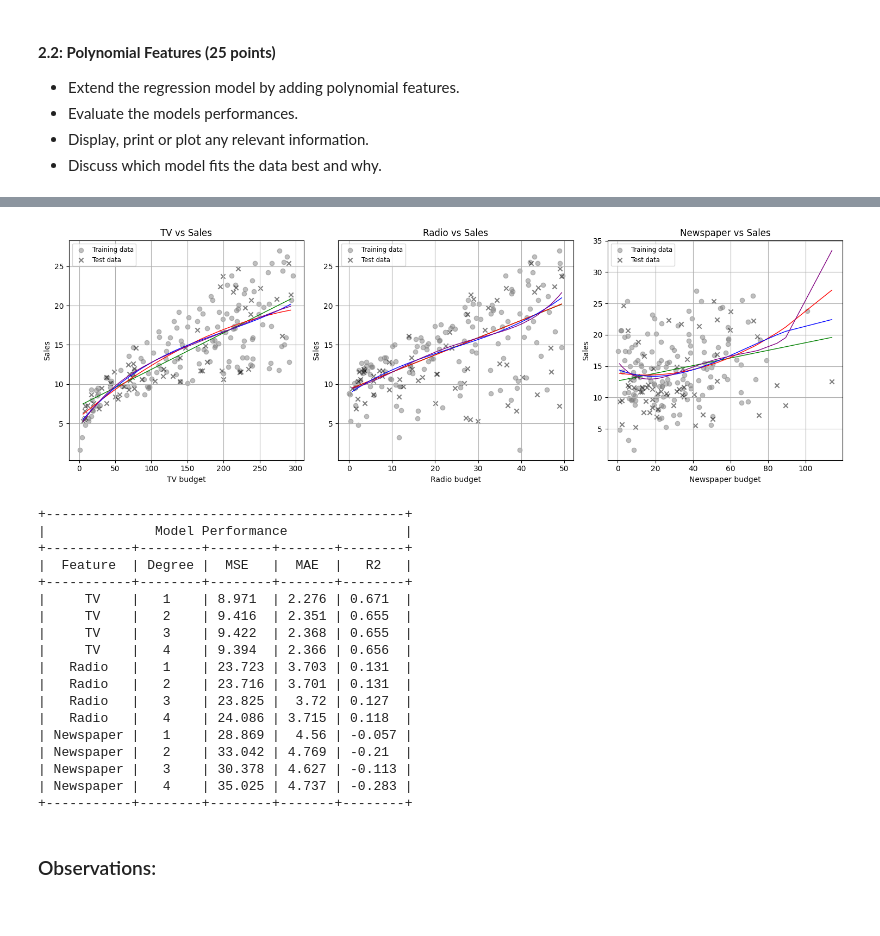
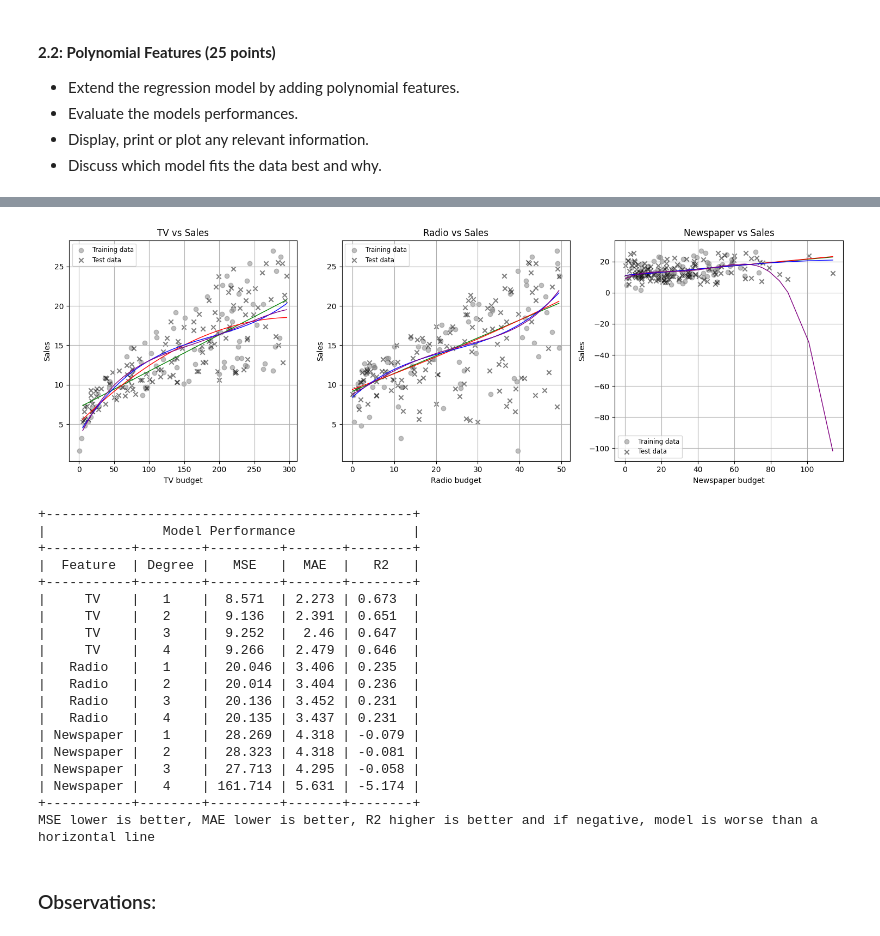
Before and after one commit to davidmarsoni/ml-project, a Jupyter notebook: Graded_lab.ipynb, the cells around one changed output, grey strips where cells are left out. Drawn from its saved outputs; the diff is of its cells as text; code cells hidden in the pictures.

```diff
--- a/Graded_lab.ipynb
+++ b/Graded_lab.ipynb
@@ -130,6 +154,11 @@ from sklearn.model_selection import train_test_split
 from sklearn.metrics import mean_squared_error, mean_absolute_error, r2_score
 # %%
 fig, axs = plt.subplots(1, 3, figsize=(15, 5))
+
+# create a table to store the model performance
+table = PrettyTable()
+
+table.field_names = ["Feature", "Mean Squared Error", "Mean Absolute Error", "R^2 Score"]
 
 # Iterate over each feature
 for i in range(len(feature_names)):
@@ -164,13 +193,12 @@ for i in range(len(feature_names)):
     mae = mean_absolute_error(Y_test, y_pred)
     r2 = r2_score(Y_test, y_pred)
 
-    print(f"\n{Fore.BLUE}Model for {feature_names[i]}{Style.RESET_ALL}")
-    print(f"Mean Squared Error: {mse:.2f}")
-    print(f"Mean Absolute Error: {mae:.2f}")
-    print(f"R^2 Score: {r2:.2f}")
+    table.add_row([feature_names[i], f"{mse:.2f}", f"{mae:.2f}", f"{r2:.2f}"])
 
 
 plt.suptitle('Linear regression models for each feature')
 plt.tight_layout()
 plt.show()
+
+print(table)
 # %% [output]
@@ -230,7 +242,7 @@ performance = pd.DataFrame(columns=['Feature', 'Degree', 'MSE', 'MAE', 'R2'])
 # Iterate over each feature
 for i in range(len(feature_names)):
     # Split data once per feature
-    X_train, X_test, y_train, y_test = train_test_split(features[:, i], target, test_size=0.3, random_state=42)
+    X_train, X_test, y_train, y_test = train_test_split(features[:, i], target, test_size=0.6, random_state=42)
 
     # Plot data points
     axs[i].scatter(X_train, y_train, color='gray', alpha=0.5, label='Training data')
@@ -271,52 +283,54 @@ for i in range(len(feature_names)):
             'Feature': feature_names[i],
             'Degree': deg,
             'MSE': mse,
             'MAE': mae,
             'R2': r2
         }])], ignore_index=True)
 
     axs[i].set_title(f'{feature_names[i]} vs Sales')
     axs[i].set_xlabel(f'{feature_names[i]} budget')
     axs[i].set_ylabel('Sales')
     axs[i].grid(True)
     axs[i].legend(fontsize='small')
 
 plt.tight_layout()
 plt.show()
 
 # Display the performance metrics for each feature and degree
 
 # Round numeric columns to 3 decimal places
 performance = performance.round(3)
 
 table = PrettyTable()
 table.title = 'Model Performance'
 table.field_names = performance.columns
 
 for row in performance.itertuples(index=False):
     table.add_row(row)
 
 print(table)
+print("MSE lower is better, MAE lower is better, R2 higher is better and if negative, model is worse than a horizontal line")
 # %% [output]
-[figure, old version]
+[figure, new version]
-+----------------------------------------------+
-|              Model Performance               |
-+-----------+--------+--------+-------+--------+
-|  Feature  | Degree |  MSE   |  MAE  |   R2   |
-+-----------+--------+--------+-------+--------+
-|     TV    |   1    | 8.971  | 2.276 | 0.671  |
-|     TV    |   2    | 9.416  | 2.351 | 0.655  |
-|     TV    |   3    | 9.422  | 2.368 | 0.655  |
-|     TV    |   4    | 9.394  | 2.366 | 0.656  |
-|   Radio   |   1    | 23.723 | 3.703 | 0.131  |
-|   Radio   |   2    | 23.716 | 3.701 | 0.131  |
-|   Radio   |   3    | 23.825 |  3.72 | 0.127  |
-|   Radio   |   4    | 24.086 | 3.715 | 0.118  |
-| Newspaper |   1    | 28.869 |  4.56 | -0.057 |
-| Newspaper |   2    | 33.042 | 4.769 | -0.21  |
-| Newspaper |   3    | 30.378 | 4.627 | -0.113 |
-| Newspaper |   4    | 35.025 | 4.737 | -0.283 |
-+-----------+--------+--------+-------+--------+
++-----------------------------------------------+
+|               Model Performance               |
++-----------+--------+---------+-------+--------+
+|  Feature  | Degree |   MSE   |  MAE  |   R2   |
++-----------+--------+---------+-------+--------+
+|     TV    |   1    |  8.571  | 2.273 | 0.673  |
+|     TV    |   2    |  9.136  | 2.391 | 0.651  |
+|     TV    |   3    |  9.252  |  2.46 | 0.647  |
+|     TV    |   4    |  9.266  | 2.479 | 0.646  |
+|   Radio   |   1    |  20.046 | 3.406 | 0.235  |
+|   Radio   |   2    |  20.014 | 3.404 | 0.236  |
+|   Radio   |   3    |  20.136 | 3.452 | 0.231  |
+|   Radio   |   4    |  20.135 | 3.437 | 0.231  |
+| Newspaper |   1    |  28.269 | 4.318 | -0.079 |
+| Newspaper |   2    |  28.323 | 4.318 | -0.081 |
+| Newspaper |   3    |  27.713 | 4.295 | -0.058 |
+| Newspaper |   4    | 161.714 | 5.631 | -5.174 |
++-----------+--------+---------+-------+--------+
+MSE lower is better, MAE lower is better, R2 higher is better and if negative, model is worse than a horizontal line
 # %% [markdown]
 ### Observations:
 # %% [markdown]
```
Also changed, not shown: parts of 10 cells of this notebook.
